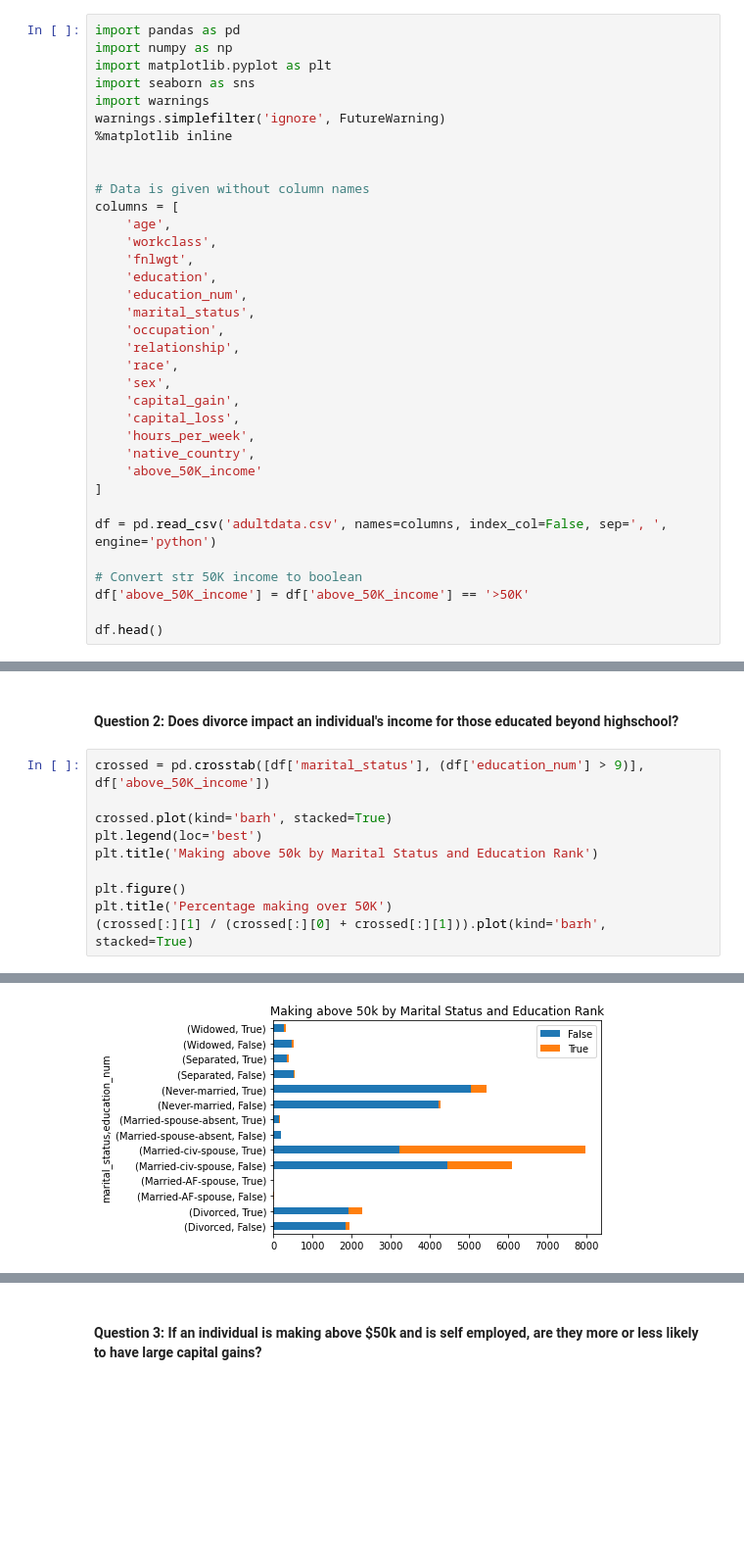
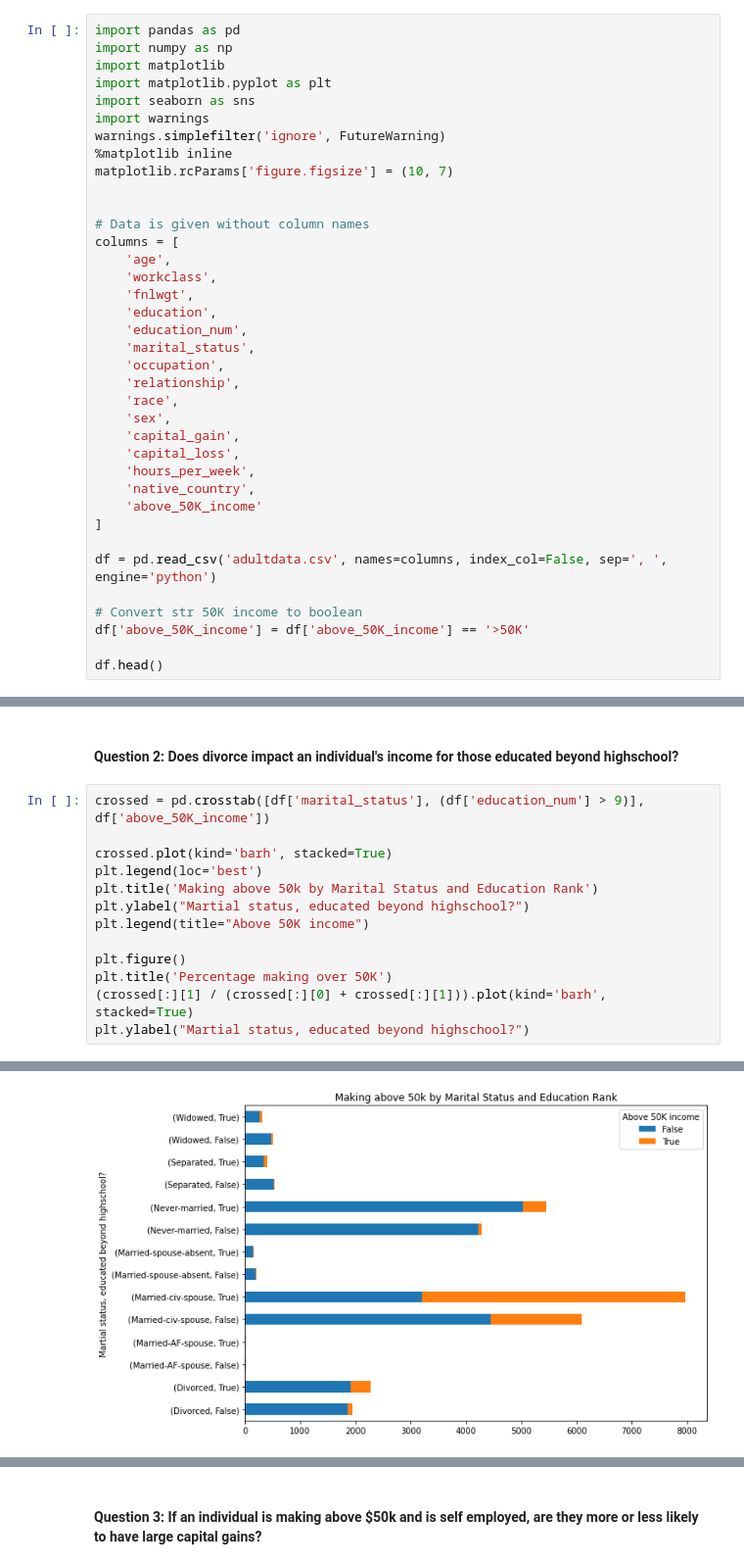
Before and after one commit to mariaherediaa/CS5324-Labs, a Jupyter notebook: Lab1/Lab 1.ipynb, the cells around one changed output, grey strips where cells are left out. Shown at 98% size. Cells and saved outputs as stored; diff of their text form; blank space fills up the shorter version.

```diff
--- a/Lab1/Lab 1.ipynb
+++ b/Lab1/Lab 1.ipynb
@@ -19,11 +19,13 @@ The data is given to us as a CSV, which we can easily load using Pandas.
 # %%
 import pandas as pd
 import numpy as np
+import matplotlib
 import matplotlib.pyplot as plt
 import seaborn as sns
 import warnings
 warnings.simplefilter('ignore', FutureWarning)
 %matplotlib inline
+matplotlib.rcParams['figure.figsize'] = (10, 7)
 
 
 # Data is given without column names
@@ -361,8 +365,11 @@ crossed = pd.crosstab([df['marital_status'], (df['education_num'] > 9)], df['abo
 crossed.plot(kind='barh', stacked=True)
 plt.legend(loc='best')
 plt.title('Making above 50k by Marital Status and Education Rank')
+plt.ylabel("Martial status, educated beyond highschool?")
+plt.legend(title="Above 50K income")
 
 plt.figure()
 plt.title('Percentage making over 50K')
 (crossed[:][1] / (crossed[:][0] + crossed[:][1])).plot(kind='barh', stacked=True)
+plt.ylabel("Martial status, educated beyond highschool?")
 # %% [output]
@@ -370 +377 @@ plt.title('Percentage making over 50K')
-[figure, old version]
+[figure, new version]
```
Also changed, not shown: parts of 8 cells of this notebook.
